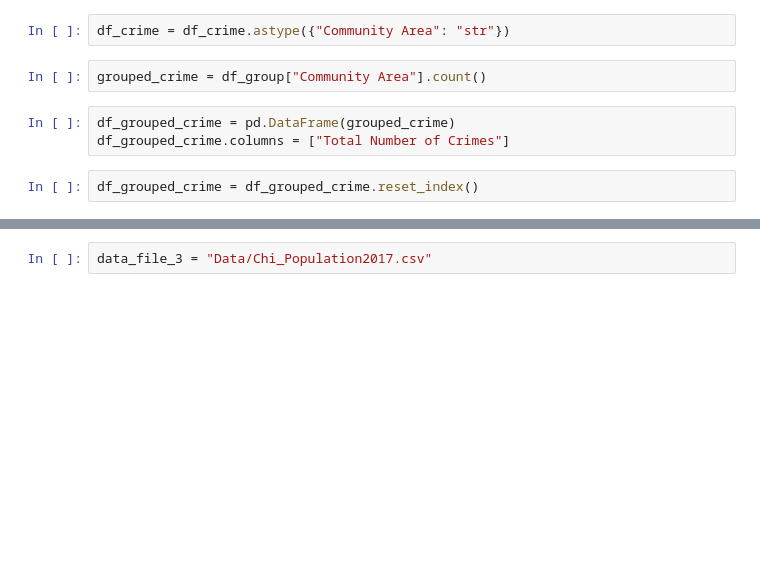
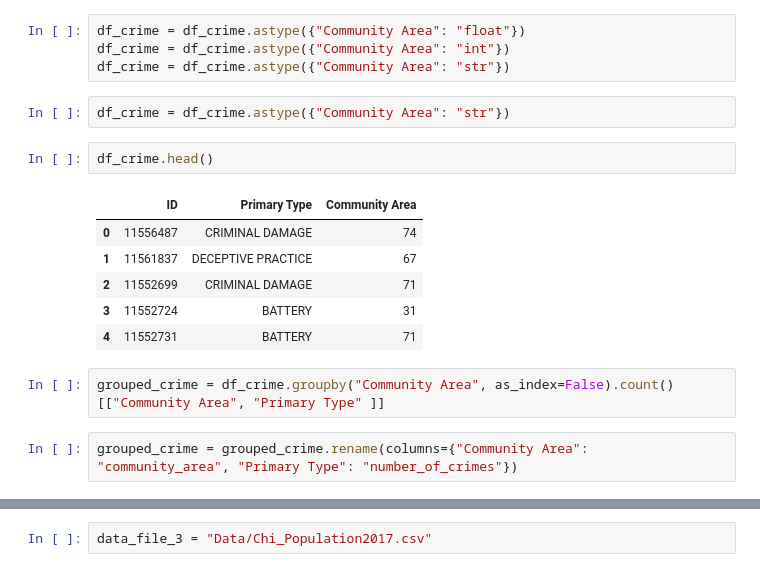
Before and after one commit to chell0011/MMA1, a Jupyter notebook: ETL/ETL.ipynb, the cells around one changed output, grey strips where cells are left out. Saved outputs shown, nothing was run; the diff lists cells and outputs as text; blank space fills up the shorter version.

```diff
--- a/ETL/ETL.ipynb
+++ b/ETL/ETL.ipynb
@@ -125,12 +128,22 @@ ID                  int64
 Primary Type       object
 Community Area    float64
 dtype: object
+# %%
+df_crime = df_crime.astype({"Community Area": "float"})
+df_crime = df_crime.astype({"Community Area": "int"})
+df_crime = df_crime.astype({"Community Area": "str"})
 # %%
 df_crime = df_crime.astype({"Community Area": "str"})
+# %%
+df_crime.head()
+# %% [output]
+|  | ID | Primary Type | Community Area |
+| 0 | 11556487 | CRIMINAL DAMAGE | 74 |
+| 1 | 11561837 | DECEPTIVE PRACTICE | 67 |
+| 2 | 11552699 | CRIMINAL DAMAGE | 71 |
+| 3 | 11552724 | BATTERY | 31 |
+| 4 | 11552731 | BATTERY | 71 |
 # %%
-grouped_crime = df_group["Community Area"].count()
+grouped_crime = df_crime.groupby("Community Area", as_index=False).count()[["Community Area", "Primary Type" ]]
-# %%
-df_grouped_crime = pd.DataFrame(grouped_crime)
-df_grouped_crime.columns = ["Total Number of Crimes"]
-# %%
-df_grouped_crime = df_grouped_crime.reset_index()
+# %%
+grouped_crime = grouped_crime.rename(columns={"Community Area": "community_area", "Primary Type": "number_of_crimes"})
```
Also changed, not shown: parts of 17 cells of this notebook, 2 other files.
